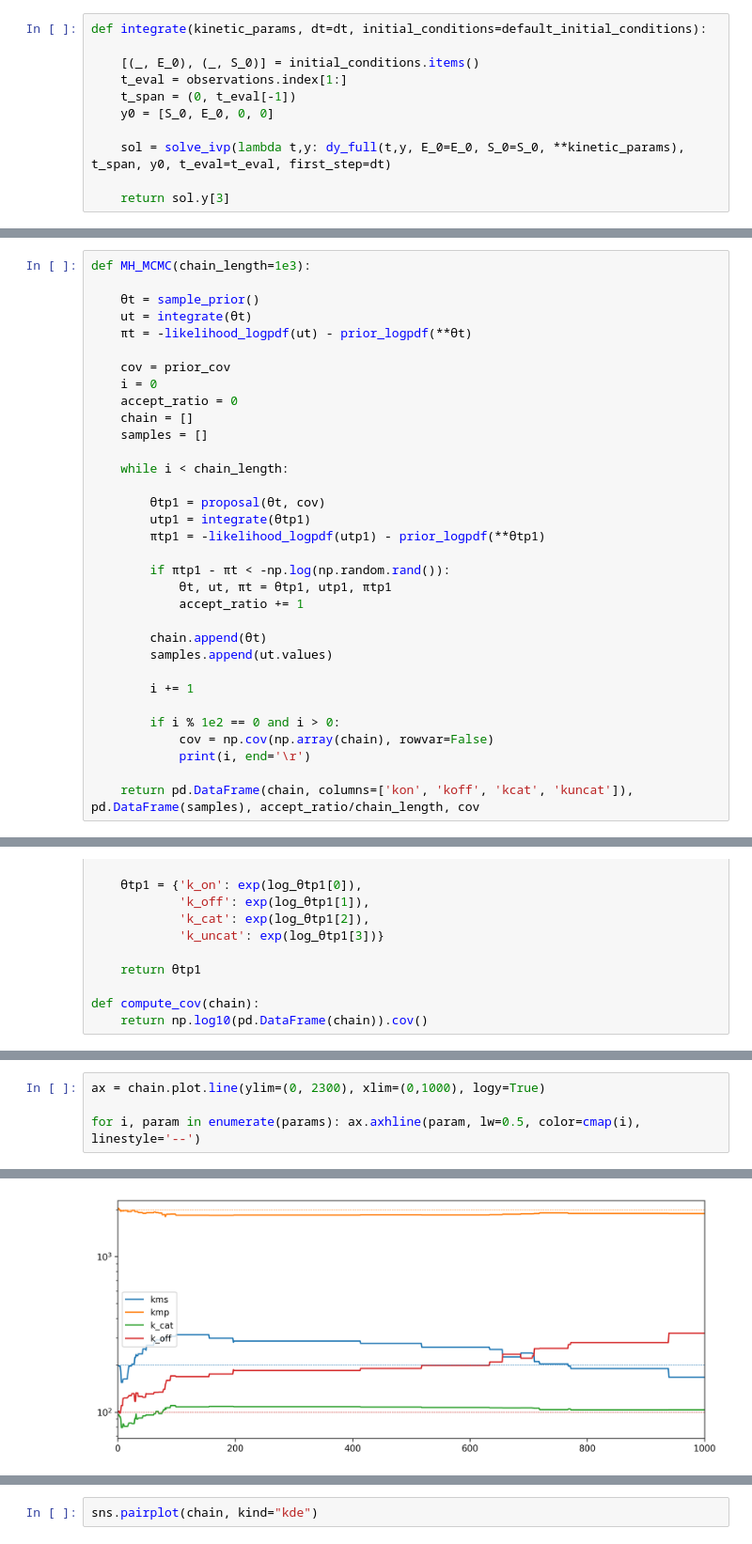
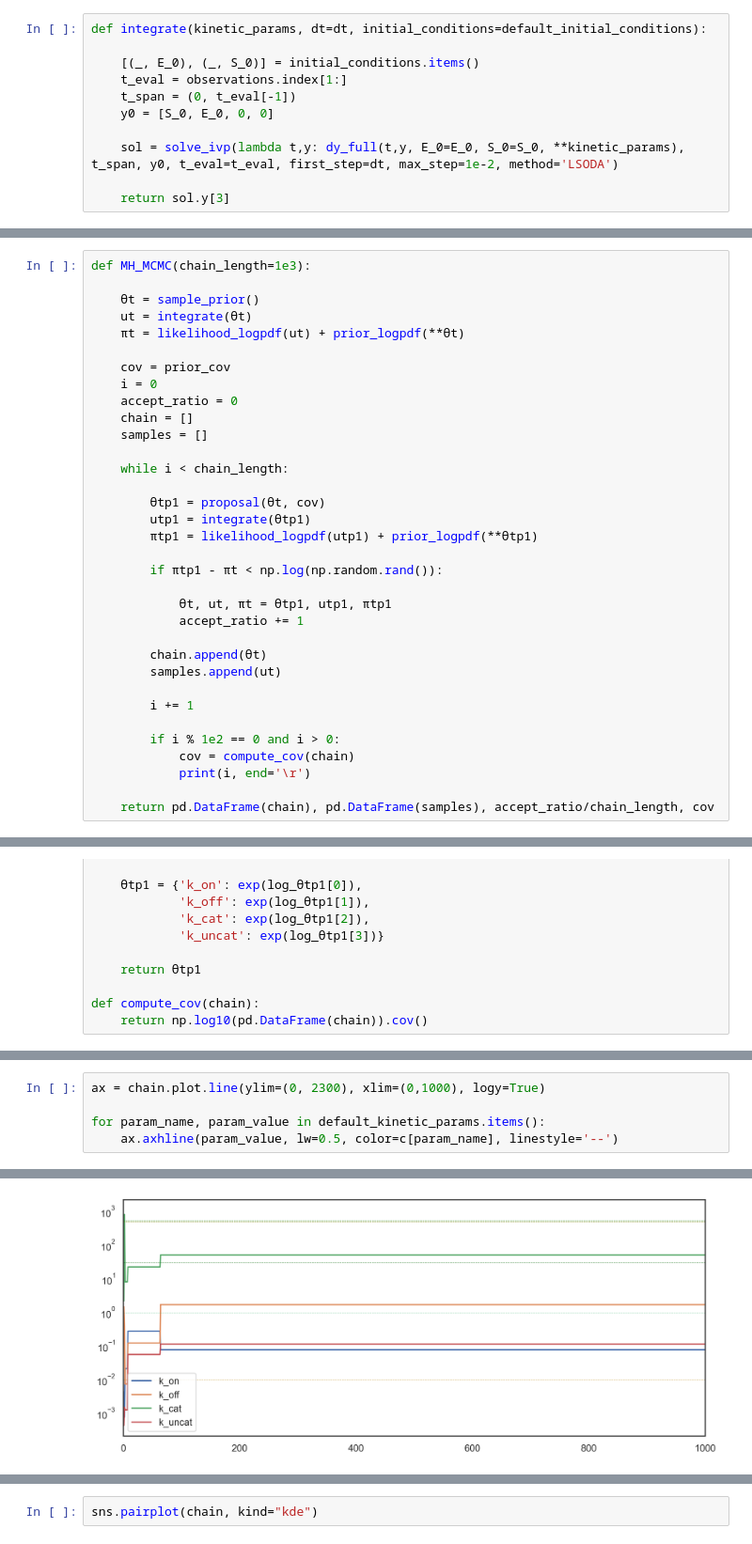
Before and after one commit to alexlenail/back_of_my_envelope, a Jupyter notebook: _notebooks/Enzyme-Kinetic-Parameter-Inference.ipynb, the cells around one changed output, grey strips where cells are left out. Shown at 94% size. Cells and saved outputs as stored; diff of their text form.

```diff
--- a/_notebooks/Enzyme-Kinetic-Parameter-Inference.ipynb
+++ b/_notebooks/Enzyme-Kinetic-Parameter-Inference.ipynb
@@ -726,7 +726,7 @@ def integrate(kinetic_params, dt=dt, initial_conditions=default_initial_conditio
     t_span = (0, t_eval[-1])
     y0 = [S_0, E_0, 0, 0]
 
-    sol = solve_ivp(lambda t,y: dy_full(t,y, E_0=E_0, S_0=S_0, **kinetic_params), t_span, y0, t_eval=t_eval, first_step=dt)
+    sol = solve_ivp(lambda t,y: dy_full(t,y, E_0=E_0, S_0=S_0, **kinetic_params), t_span, y0, t_eval=t_eval, first_step=dt, max_step=1e-2, method='LSODA')
 
     return sol.y[3]
 # %% [markdown]
@@ -746,7 +746,7 @@ def MH_MCMC(chain_length=1e3):
 
     θt = sample_prior()
     ut = integrate(θt)
-    πt = -likelihood_logpdf(ut) - prior_logpdf(**θt)
+    πt = likelihood_logpdf(ut) + prior_logpdf(**θt)
 
     cov = prior_cov
     i = 0
@@ -758,22 +758,23 @@ def MH_MCMC(chain_length=1e3):
 
         θtp1 = proposal(θt, cov)
         utp1 = integrate(θtp1)
-        πtp1 = -likelihood_logpdf(utp1) - prior_logpdf(**θtp1)
+        πtp1 = likelihood_logpdf(utp1) + prior_logpdf(**θtp1)
 
-        if πtp1 - πt < -np.log(np.random.rand()):
+        if πtp1 - πt < np.log(np.random.rand()):
+
             θt, ut, πt = θtp1, utp1, πtp1
             accept_ratio += 1
 
         chain.append(θt)
-        samples.append(ut.values)
+        samples.append(ut)
 
         i += 1
 
         if i % 1e2 == 0 and i > 0:
-            cov = np.cov(np.array(chain), rowvar=False)
+            cov = compute_cov(chain)
             print(i, end='\r')
 
-    return pd.DataFrame(chain, columns=['kon', 'koff', 'kcat', 'kuncat']), pd.DataFrame(samples), accept_ratio/chain_length, cov
+    return pd.DataFrame(chain), pd.DataFrame(samples), accept_ratio/chain_length, cov
 # %% [markdown]
 But we need to define a proposal density
 # %%
@@ -802,8 +807,9 @@ NameError: name 'prior_cov' is not defined
 # %%
 ax = chain.plot.line(ylim=(0, 2300), xlim=(0,1000), logy=True)
 
-for i, param in enumerate(params): ax.axhline(param, lw=0.5, color=cmap(i), linestyle='--')
+for param_name, param_value in default_kinetic_params.items():
+    ax.axhline(param_value, lw=0.5, color=c[param_name], linestyle='--')
 # %% [output]
 Invalid limit will be ignored.
   ax.set_ylim(self.ylim)
-[figure, old version]
+[figure, new version]
```
Also changed, not shown: parts of 7 cells of this notebook, 1 other file.
